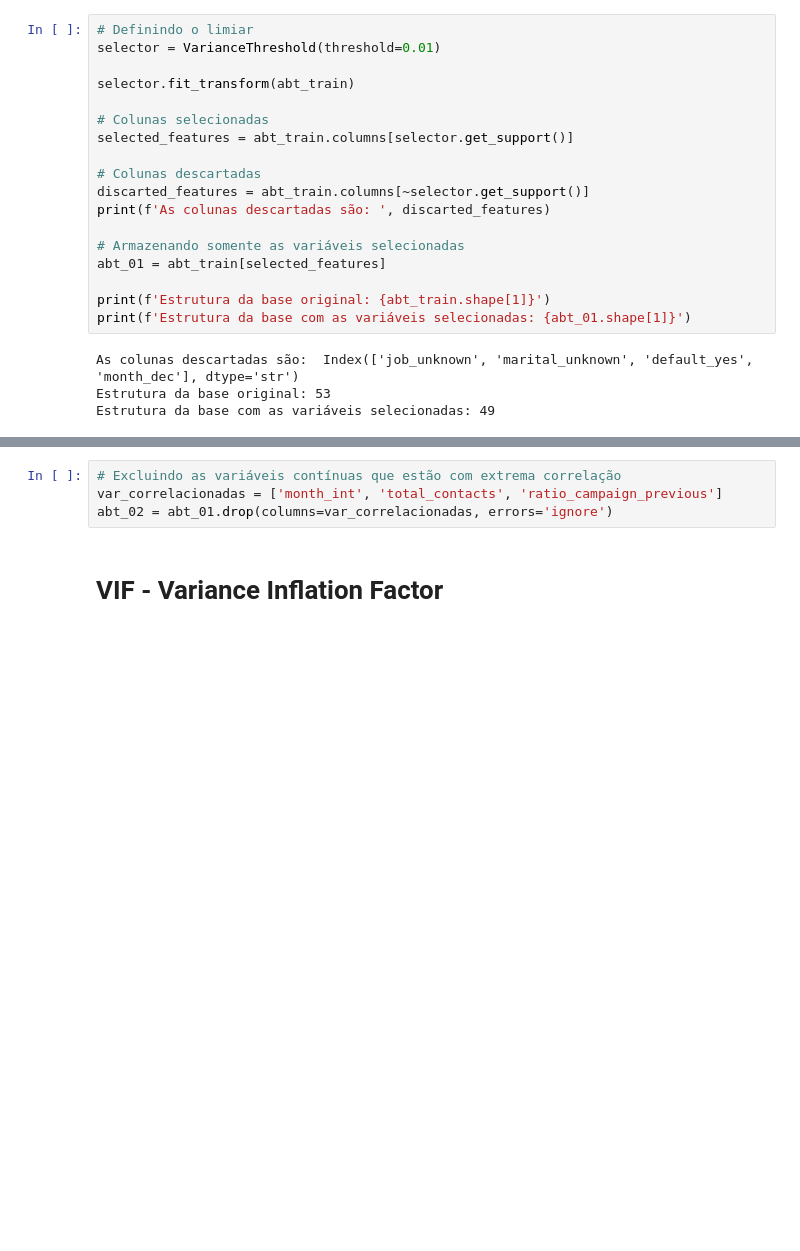
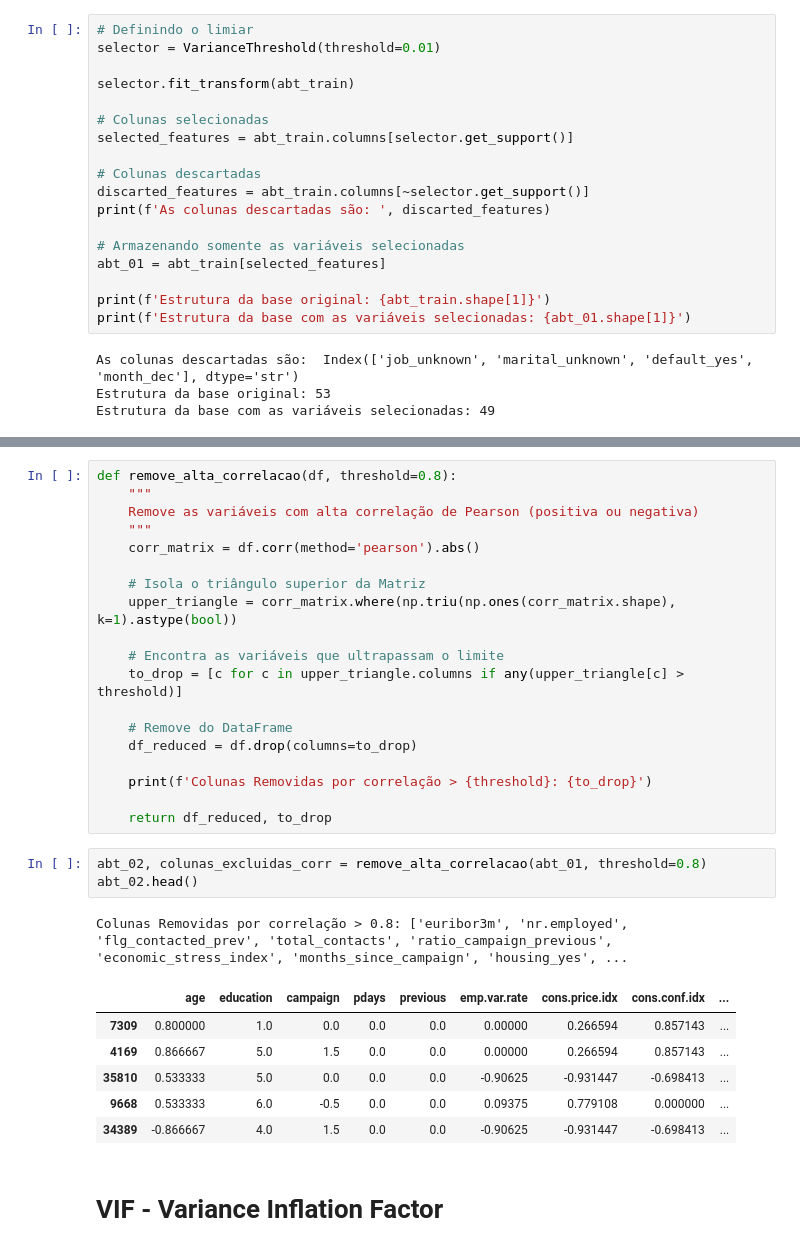
Before and after one commit to Felipeglnd/bank-marketing, a Jupyter notebook: notebooks/04_feature_selection.ipynb, the cells around one changed output, grey strips where cells are left out. Cells and saved outputs as stored; diff of their text form; blank space fills up the shorter version.

```diff
--- a/notebooks/04_feature_selection.ipynb
+++ b/notebooks/04_feature_selection.ipynb
@@ -94,7 +95,33 @@ display(df_top_corr.head(30))
 # %%
-# Excluindo as variáveis contínuas que estão com extrema correlação
-var_correlacionadas = ['month_int', 'total_contacts', 'ratio_campaign_previous']
-abt_02 = abt_01.drop(columns=var_correlacionadas, errors='ignore')
+def remove_alta_correlacao(df, threshold=0.8):
+    """
+    Remove as variáveis com alta correlação de Pearson (positiva ou negativa)
+    """
+    corr_matrix = df.corr(method='pearson').abs()
+
+    # Isola o triângulo superior da Matriz
+    upper_triangle = corr_matrix.where(np.triu(np.ones(corr_matrix.shape), k=1).astype(bool))
+
+    # Encontra as variáveis que ultrapassam o limite
+    to_drop = [c for c in upper_triangle.columns if any(upper_triangle[c] > threshold)]
+
+    # Remove do DataFrame
+    df_reduced = df.drop(columns=to_drop)
+
+    print(f'Colunas Removidas por correlação > {threshold}: {to_drop}')
+
+    return df_reduced, to_drop
+# %%
+abt_02, colunas_excluidas_corr = remove_alta_correlacao(abt_01, threshold=0.8)
+abt_02.head()
+# %% [output]
+Colunas Removidas por correlação > 0.8: ['euribor3m', 'nr.employed', 'flg_contacted_prev', 'total_contacts', 'ratio_campaign_previous', 'economic_stress_index', 'months_since_campaign', 'housing_yes', ...
+|  | age | education | campaign | pdays | previous | emp.var.rate | cons.price.idx | cons.conf.idx | ... |
+| 7309 | 0.800000 | 1.0 | 0.0 | 0.0 | 0.0 | 0.00000 | 0.266594 | 0.857143 | ... |
+| 4169 | 0.866667 | 5.0 | 1.5 | 0.0 | 0.0 | 0.00000 | 0.266594 | 0.857143 | ... |
+| 35810 | 0.533333 | 5.0 | 0.0 | 0.0 | 0.0 | -0.90625 | -0.931447 | -0.698413 | ... |
+| 9668 | 0.533333 | 6.0 | -0.5 | 0.0 | 0.0 | 0.09375 | 0.779108 | 0.000000 | ... |
+| 34389 | -0.866667 | 4.0 | 1.5 | 0.0 | 0.0 | -0.90625 | -0.931447 | -0.698413 | ... |
 # %% [markdown]
 # VIF - Variance Inflation Factor
 # %%
```
Also changed, not shown: parts of 16 cells of this notebook, 1 other file.
